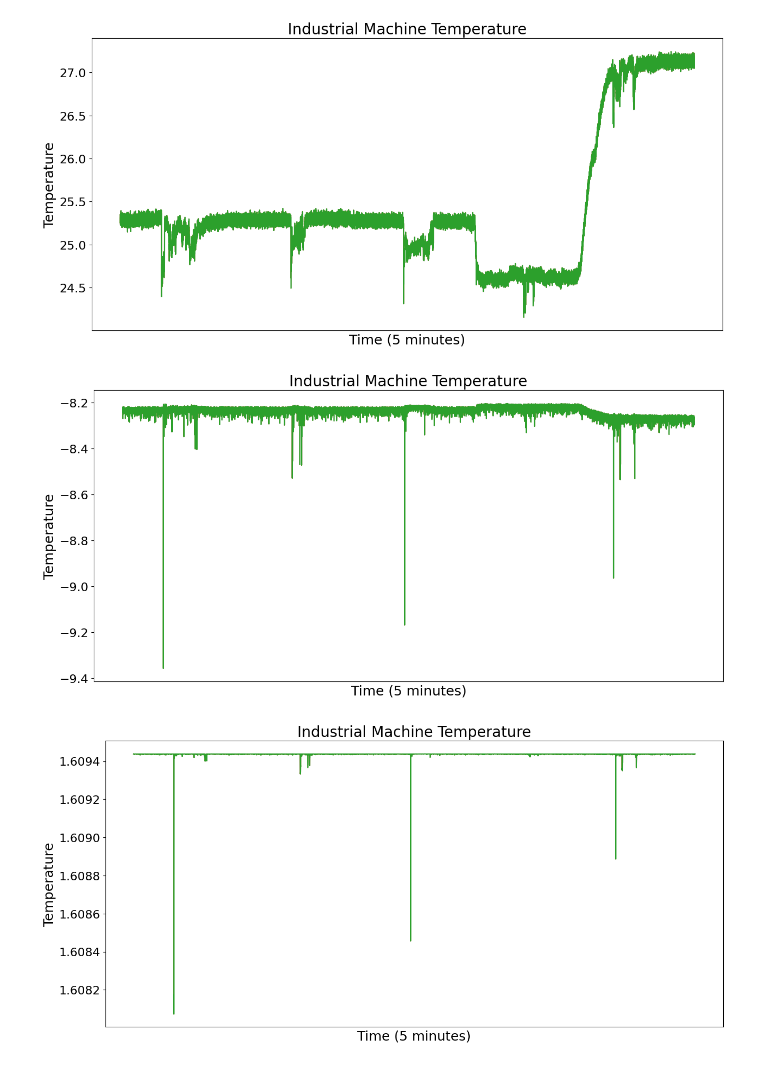
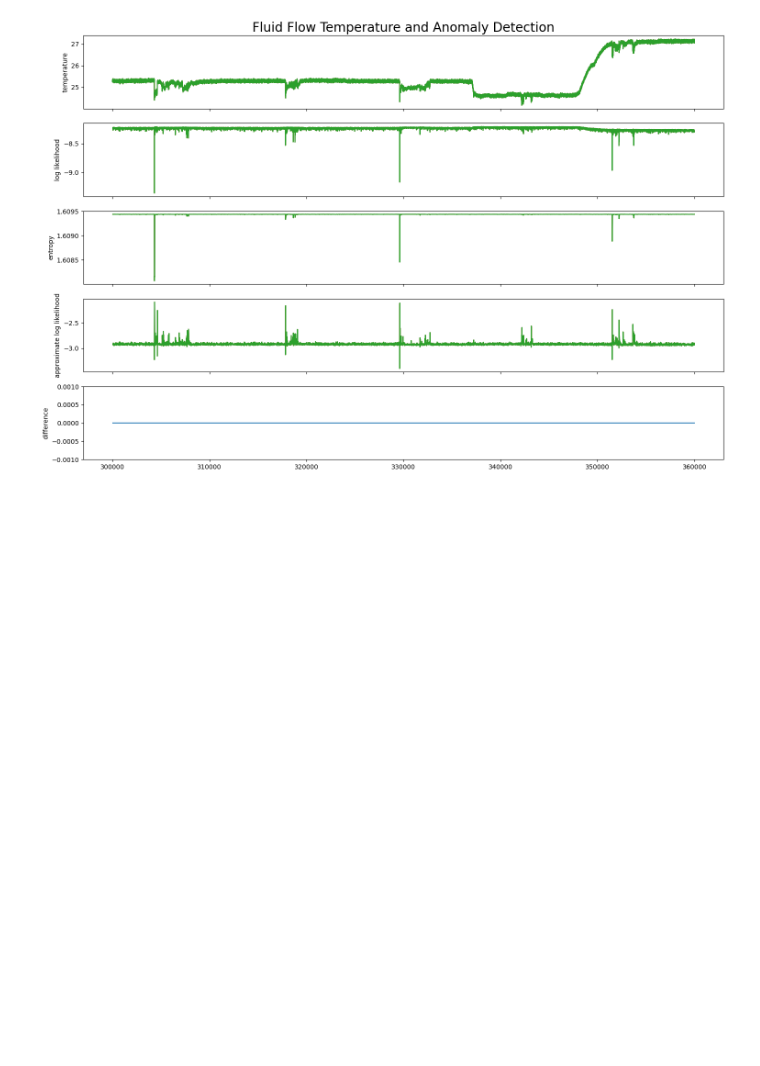
Before and after one commit to nick-torenvliet/old-bnp-anomaly, a Jupyter notebook: jupyter/view_test_output.ipynb, the cells around one changed output. Cells and saved outputs as stored; diff of their text form; code cells hidden in the pictures; blank space fills up the shorter version.

```diff
--- a/jupyter/view_test_output.ipynb
+++ b/jupyter/view_test_output.ipynb
@@ -2,6 +2,7 @@
 %qtconsole
 # %%
 from glob import glob
+import numpy as np
 import pandas as pd
 import matplotlib.pyplot as plt
 
@@ -15,79 +16,60 @@ ds= [
         "ds06",
         "ds07"
 ]
 
 data_dir = "../data/test_output/"
 g0 =    sorted(glob(data_dir + "/" + ds[idx] +'*alg-0*.csv'))
 g1 =    sorted(glob(data_dir + "/" + ds[idx] +'*alg-1*.csv'))
 g2 =    sorted(glob(data_dir + "/" + ds[idx] +'*alg-2*.csv'))
 
 df0 = pd.DataFrame()
 df1 = pd.DataFrame()
 df2 = pd.DataFrame()
 
 for f in g0:
     df0 = df0.append(pd.read_csv(f))
 for f in g1:
     df1 = df1.append(pd.read_csv(f))
 for f in g2:
     df2 = df2.append(pd.read_csv(f))
 
 df0.set_index('x', inplace=True)
 df1.set_index('x', inplace=True)
 df2.set_index('x', inplace=True)
 
 calc0 = df0.dropna()
 calc1 = df1.dropna()
 calc2 = df2.dropna()
 
-plt.figure(figsize=(15,7))
-plt.ylabel("Temperature", fontsize=18)
-plt.xlabel("Time (5 minutes)", fontsize=18)
-plt.yticks(fontsize=16)
-plt.xticks([])
-plt.title("Industrial Machine Temperature", fontsize=20)
-#plt.savefig("figs/machine-example.png",bbox_inches='tight')
-plt.plot(df0.index, df0['y'])
-plt.plot(df1.index, df1['y'])
-plt.plot(df1.index, df1['y'])
+fig, (ax1, ax2, ax3, ax4, ax5) = plt.subplots(5, 1, sharex=True)
+fig.set_figheight(12)
+fig.set_figwidth(18)
+ax1.set_title("Fluid Flow Temperature and Anomaly Detection", fontsize=20)
+ax1.plot(df0.index, df0['y'])
+ax1.plot(df1.index, df1['y'])
+ax1.plot(df1.index, df1['y'])
+ax1.set_ylabel('temperature')
+
+# share x only
+ax2.plot(calc0.index, calc0['LL'])
+ax2.plot(calc1.index, calc1['LL'])
+ax2.plot(calc2.index, calc2['LL'])
+ax2.set_ylabel('log likelihood')
+
+ax3.plot(calc0.index, calc0['entropy'])
+ax3.plot(calc1.index, calc1['entropy'])
+ax3.plot(calc2.index, calc2['entropy'])
+ax3.set_ylabel('entropy')
+
+ax4.plot(calc0.index, calc0['approx_LL'])
+ax4.plot(calc1.index, calc1['approx_LL'])
+ax4.plot(calc2.index, calc2['approx_LL'])
+ax4.set_ylabel('approximate log likelihood')
+
+ax5.plot(calc0.index, calc0['approx_LL'] - calc2['approx_LL'])
+ax5.set_ylim([-0.001, 0.001])
+ax5.set_ylabel('difference')
+
 plt.show()
-
-plt.figure(figsize=(15,7))
-plt.ylabel("Temperature", fontsize=18)
-plt.xlabel("Time (5 minutes)", fontsize=18)
-plt.yticks(fontsize=16)
-plt.xticks([])
-plt.title("Industrial Machine Temperature", fontsize=20)
-#plt.savefig("figs/machine-example.png",bbox_inches='tight')
-plt.plot(calc0.index, calc0['LL'])
-plt.plot(calc1.index, calc1['LL'])
-plt.plot(calc2.index, calc2['LL'])
-plt.show()
-
-plt.figure(figsize=(15,7))
-plt.ylabel("Temperature", fontsize=18)
-plt.xlabel("Time (5 minutes)", fontsize=18)
-plt.yticks(fontsize=16)
-plt.xticks([])
-plt.title("Industrial Machine Temperature", fontsize=20)
-#plt.savefig("figs/machine-example.png",bbox_inches='tight')
-plt.plot(calc0.index, calc0['entropy'])
-plt.plot(calc1.index, calc1['entropy'])
-plt.plot(calc2.index, calc2['entropy'])
-plt.show()
-
-plt.figure(figsize=(15,7))
-plt.ylabel("Temperature", fontsize=18)
-plt.xlabel("Time (5 minutes)", fontsize=18)
-plt.yticks(fontsize=16)
-plt.xticks([])
-plt.title("Industrial Machine Temperature", fontsize=20)
-#plt.savefig("figs/machine-example.png",bbox_inches='tight')
-plt.plot(calc0.index, calc0['approx_LL'])
-plt.plot(calc1.index, calc1['approx_LL'])
-plt.plot(calc2.index, calc2['approx_LL'])
-plt.show()
 # %% [output]
-[figure, old version]
+[figure, new version]
-[figure, removed]
-[figure, removed]
```
Also changed, not shown: parts of 1 cell of this notebook, 3 other files.
